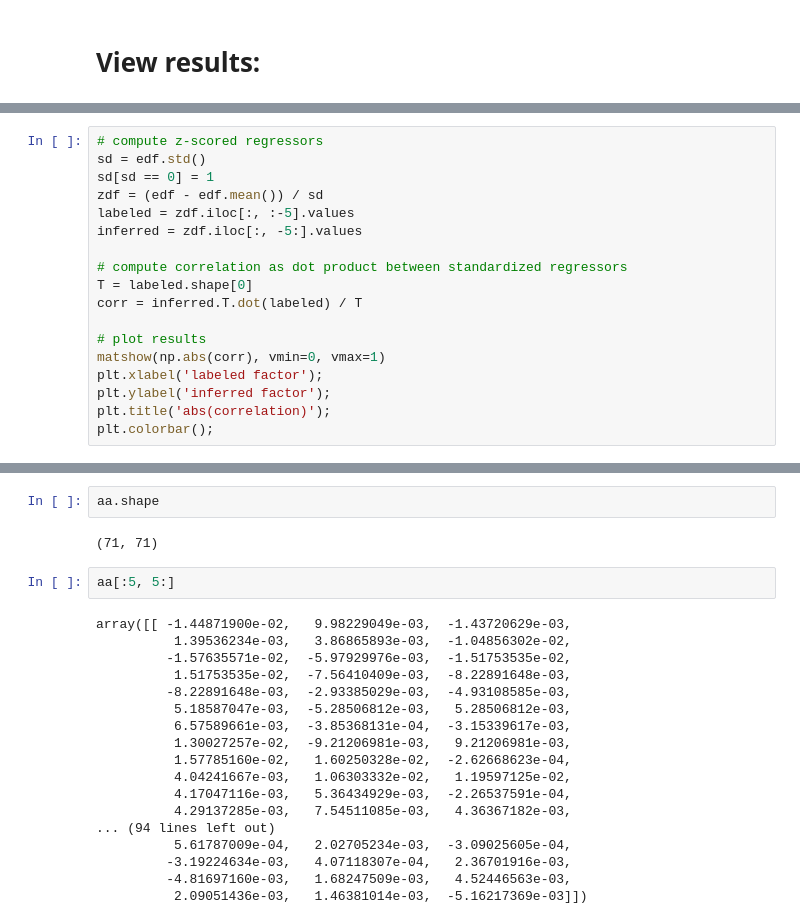
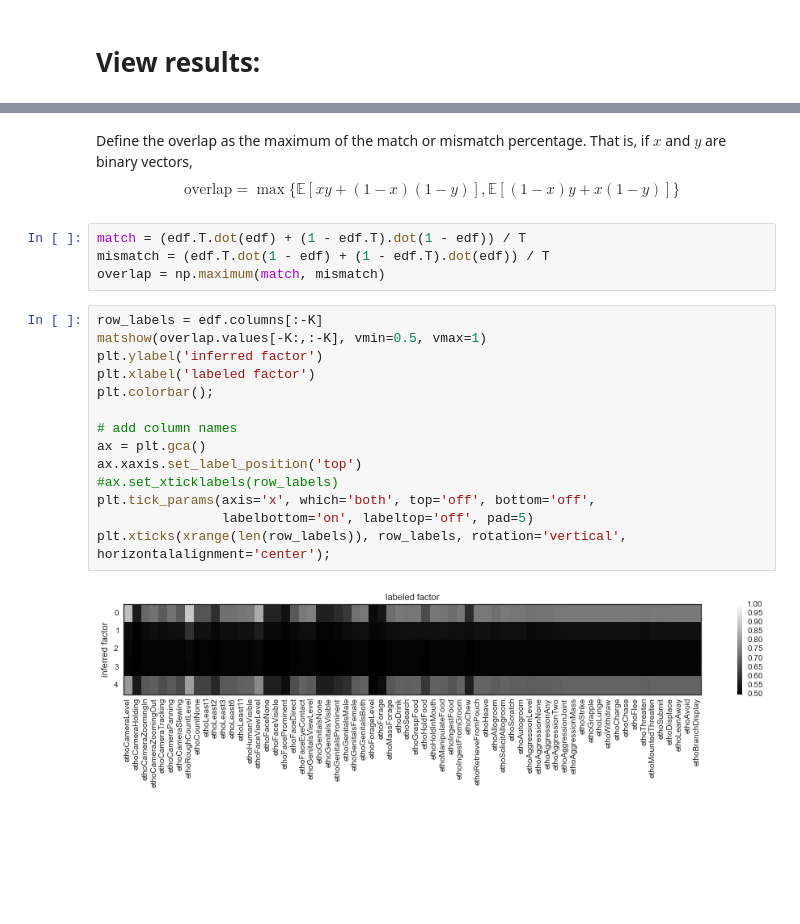
Before and after one commit to pearsonlab/spiketopics, a Jupyter notebook: explore_inferred_etho.ipynb, the cells around one changed output, grey strips where cells are left out. Saved outputs shown, nothing was run; the diff lists cells and outputs as text; blank space fills up the shorter version.

```diff
--- a/explore_inferred_etho.ipynb
+++ b/explore_inferred_etho.ipynb
@@ -202,18 +207,0 @@ The idea is to compute a correlation matrix between inferred and hand-labeled et
-# %%
-# compute z-scored regressors
-sd = edf.std()
-sd[sd == 0] = 1
-zdf = (edf - edf.mean()) / sd
-labeled = zdf.iloc[:, :-5].values
-inferred = zdf.iloc[:, -5:].values
-
-# compute correlation as dot product between standardized regressors
-T = labeled.shape[0]
-corr = inferred.T.dot(labeled) / T
-
-# plot results
-matshow(np.abs(corr), vmin=0, vmax=1)
-plt.xlabel('labeled factor');
-plt.ylabel('inferred factor');
-plt.title('abs(correlation)');
-plt.colorbar();
@@ -236,24 +208,25 @@ plt.colorbar();
-# %%
-aa.shape
-# %% [output]
-(71, 71)
-# %%
-aa[:5, 5:]
-# %% [output]
-array([[ -1.44871900e-02,   9.98229049e-03,  -1.43720629e-03,
-          1.39536234e-03,   3.86865893e-03,  -1.04856302e-02,
-         -1.57635571e-02,  -5.97929976e-03,  -1.51753535e-02,
-          1.51753535e-02,  -7.56410409e-03,  -8.22891648e-03,
-         -8.22891648e-03,  -2.93385029e-03,  -4.93108585e-03,
-          5.18587047e-03,  -5.28506812e-03,   5.28506812e-03,
-          6.57589661e-03,  -3.85368131e-04,  -3.15339617e-03,
-          1.30027257e-02,  -9.21206981e-03,   9.21206981e-03,
-          1.57785160e-02,   1.60250328e-02,  -2.62668623e-04,
-          4.04241667e-03,   1.06303332e-02,   1.19597125e-02,
-          4.17047116e-03,   5.36434929e-03,  -2.26537591e-04,
-          4.29137285e-03,   7.54511085e-03,   4.36367182e-03,
-... (94 lines left out)
-          5.61787009e-04,   2.02705234e-03,  -3.09025605e-04,
-         -3.19224634e-03,   4.07118307e-04,   2.36701916e-03,
-         -4.81697160e-03,   1.68247509e-03,   4.52446563e-03,
-          2.09051436e-03,   1.46381014e-03,  -5.16217369e-03]])
+# %% [markdown]
+Define the overlap as the maximum of the match or mismatch percentage. That is, if $x$ and $y$ are binary vectors,
+$$
+\mathrm{overlap} = \max \{ \mathbb{E}[xy + (1-x)(1-y)], \mathbb{E}[(1-x)y + x(1-y)]\}
+$$
+# %%
+match = (edf.T.dot(edf) + (1 - edf.T).dot(1 - edf)) / T
+mismatch = (edf.T.dot(1 - edf) + (1 - edf.T).dot(edf)) / T
+overlap = np.maximum(match, mismatch)
+# %%
+row_labels = edf.columns[:-K]
+matshow(overlap.values[-K:,:-K], vmin=0.5, vmax=1)
+plt.ylabel('inferred factor')
+plt.xlabel('labeled factor')
+plt.colorbar();
+
+# add column names
+ax = plt.gca()
+ax.xaxis.set_label_position('top')
+#ax.set_xticklabels(row_labels)
+plt.tick_params(axis='x', which='both', top='off', bottom='off',
+                labelbottom='on', labeltop='off', pad=5)
+plt.xticks(xrange(len(row_labels)), row_labels, rotation='vertical', horizontalalignment='center');
+# %% [output]
+[figure, added]
```
Also changed, not shown: parts of 24 cells of this notebook.
